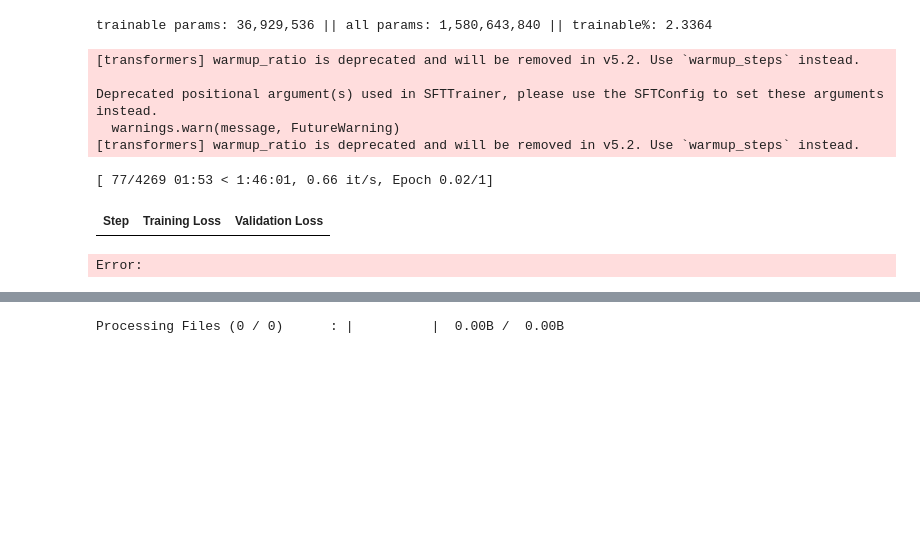
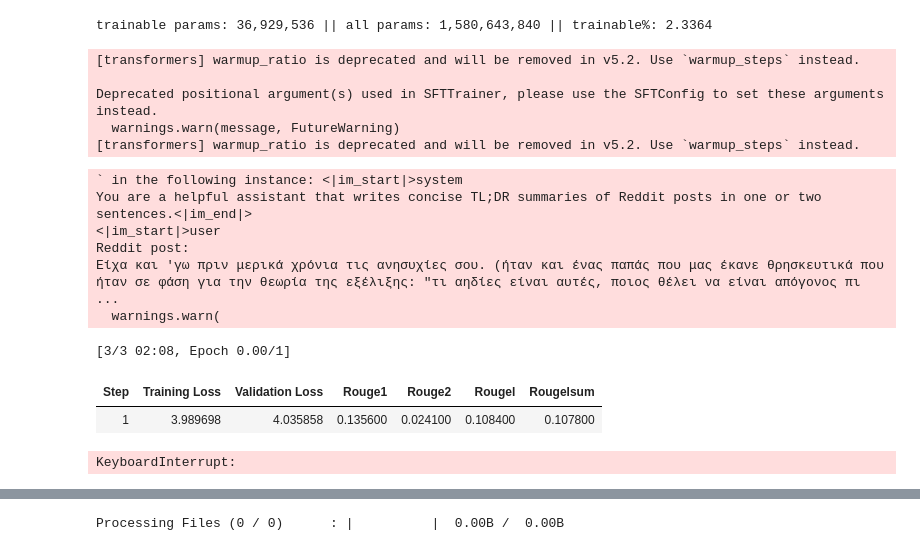
Before and after one commit to ankorn/redred, a Jupyter notebook: model/train.ipynb, the cells around one changed output, grey strips where cells are left out. Drawn from its saved outputs; the diff is of its cells as text; code cells hidden in the pictures; blank space fills up the shorter version.

Commit message:
EvalTrainer

```diff
--- a/model/train.ipynb
+++ b/model/train.ipynb
@@ -253,12 +232,12 @@ dataset = Dataset.from_pandas(df)
 # %%
-# from langdetect import detect
+from langdetect import detect
 
-# init_len = len(dataset)
+init_len = len(dataset)
 
-# def filter_batch(batch):
-#     return [detect(content) == 'en' for content in batch["content"]]
+def filter_batch(batch):
+    return [detect(content) == 'en' for content in batch["content"]]
 
-# dataset = dataset.filter(filter_batch, batched=True, batch_size=1000)
+dataset = dataset.filter(filter_batch, batched=True, batch_size=1000)
 
-# print('removed', init_len - len(dataset), 'non-english content')
+print('removed', init_len - len(dataset), 'non-english content')
 # %% [output]
@@ -330,13 +402,28 @@ torch.cuda.empty_cache()
 # %%
-from transformers import EarlyStoppingCallback
+from transformers import EarlyStoppingCallback, TrainerCallback, GenerationConfig
 import numpy as np
 import evaluate
 from trl import DataCollatorForCompletionOnlyLM
 
-def preprocess_logits_for_metrics(logits, labels):
-    if isinstance(logits, tuple):
-        logits = logits[0]
-    return logits.argmax(dim=-1)
+eval_generation_config = GenerationConfig(
+    max_new_tokens=64,
+    do_sample=False,
+    num_beams=1,
+    early_stopping=True,
+    pad_token_id=tokenizer.pad_token_id,
+    eos_token_id=[tokenizer.eos_token_id, tokenizer.convert_tokens_to_ids("<|im_end|>")],
+)
+
+full_generation_config = GenerationConfig(
+    max_new_tokens=64,
+    do_sample=False,
+    num_beams=4,
+    early_stopping=True,
+    pad_token_id=tokenizer.pad_token_id,
+    eos_token_id=[tokenizer.eos_token_id, tokenizer.convert_tokens_to_ids("<|im_end|>")],
+)
+
+model.generation_config = eval_generation_config
 
 metric = evaluate.load("rouge")
 def compute_metrics(eval_pred):
@@ -356,52 +443,62 @@ def compute_metrics(eval_pred):
 
 training_args = TrainingArguments(
     per_device_train_batch_size=BATCH_SIZE,
+    per_device_eval_batch_size=1,
 
     gradient_accumulation_steps=GRAD_ACCUMULATION,
     num_train_epochs=NUM_EPOCHS,
     learning_rate=LEARNING_RATE,
     bf16=torch.cuda.is_bf16_supported(),
     fp16=not torch.cuda.is_bf16_supported(),
+
+    logging_steps=250,
     eval_strategy="steps",
-    eval_steps=125,
-
+    eval_steps=250,
     save_strategy="steps",
-    save_steps=125,
+    save_steps=250,
+    save_total_limit=2,
 
     load_best_model_at_end=True,
     metric_for_best_model="eval_rouge1",
     greater_is_better=True,
 
     optim="paged_adamw_8bit",
     lr_scheduler_type="cosine",
     warmup_ratio=WARMUP_RATIO,
     report_to="none",
 )
 
-trainer = SFTTrainer(
+trainer = EvalTrainer(
     model=model,
     processing_class=tokenizer,
     train_dataset=train_ds_formatted,
-    eval_dataset=eval_ds_formatted,
+    eval_dataset=eval_ds_formatted.take(200),
+
     args=training_args,
     max_seq_length=MAX_SEQ_LENGTH,
     packing=False,
     data_collator=DataCollatorForCompletionOnlyLM(
         response_template="<|im_start|>assistant\n",
         tokenizer=tokenizer
     ),
     callbacks=[EarlyStoppingCallback(early_stopping_patience=3)],
     compute_metrics=compute_metrics,
-    preprocess_logits_for_metrics=preprocess_logits_for_metrics,
 )
 
 trainer.train()
 # %% [output]
 [transformers] warmup_ratio is deprecated and will be removed in v5.2. Use `warmup_steps` instead.
 
 Deprecated positional argument(s) used in SFTTrainer, please use the SFTConfig to set these arguments instead.
   warnings.warn(message, FutureWarning)
 [transformers] warmup_ratio is deprecated and will be removed in v5.2. Use `warmup_steps` instead.
-[ 77/4269 01:53 < 1:46:01, 0.66 it/s, Epoch 0.02/1]
+` in the following instance: <|im_start|>system
+You are a helpful assistant that writes concise TL;DR summaries of Reddit posts in one or two sentences.<|im_end|>
+<|im_start|>user
+Reddit post:
+Είχα και 'γω πριν μερικά χρόνια τις ανησυχίες σου. (ήταν και ένας παπάς που μας έκανε θρησκευτικά που ήταν σε φάση για την θεωρία της εξέλιξης: "τι αηδίες είναι αυτές, ποιος θέλει να είναι απόγονος πι ...
+  warnings.warn(
+[3/3 02:08, Epoch 0.00/1]
-| Step | Training Loss | Validation Loss |
+| Step | Training Loss | Validation Loss | Rouge1 | Rouge2 | Rougel | Rougelsum |
+| 1 | 3.989698 | 4.035858 | 0.135600 | 0.024100 | 0.108400 | 0.107800 |
-Error:
+KeyboardInterrupt:
```
Also changed, not shown: parts of 17 cells of this notebook, 1 other file.
